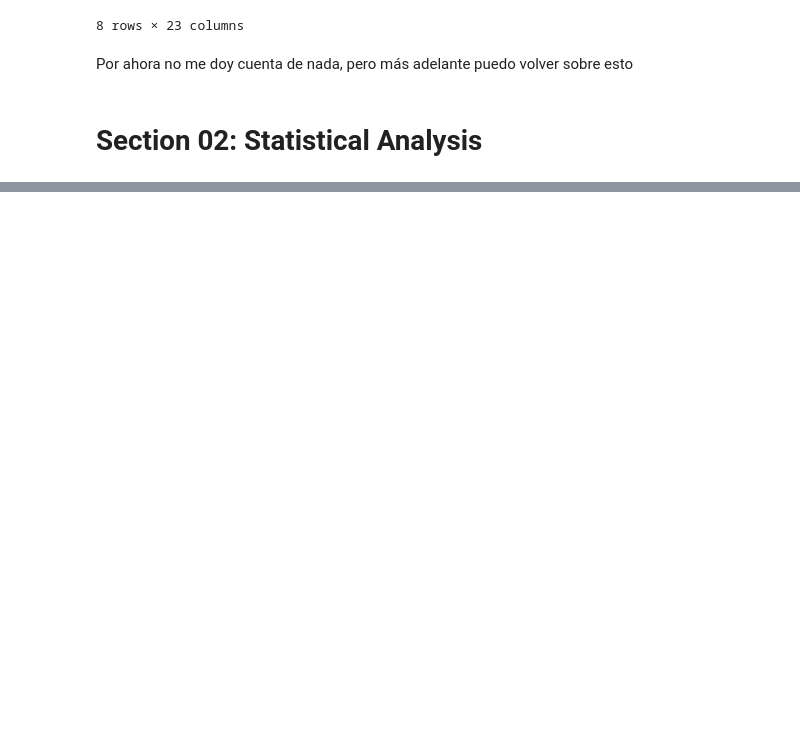
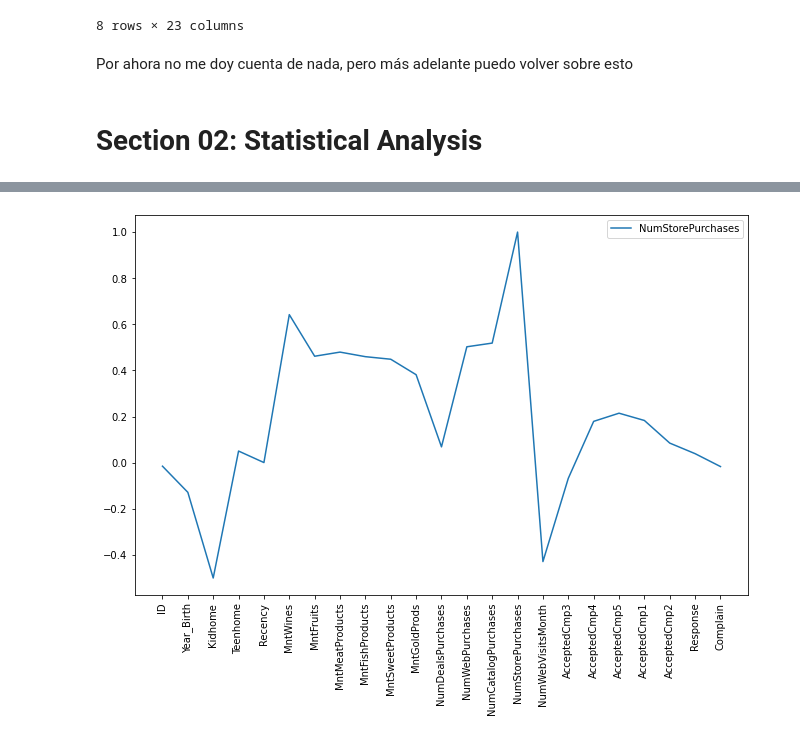
Before and after one commit to andres-troiano/Marketing-Analytics, a Jupyter notebook: Marketing Analytics Project.ipynb, the cells around one changed output, grey strips where cells are left out. Saved outputs shown, nothing was run; the diff lists cells and outputs as text; code cells hidden in the pictures; blank space fills up the shorter version.

```diff
--- a/Marketing Analytics Project.ipynb
+++ b/Marketing Analytics Project.ipynb
@@ -131,0 +154,7 @@ Por ahora no me doy cuenta de nada, pero más adelante puedo volver sobre esto
+# %%
+# Now we plot the correlation between "NumStorePurchases" and all the other variables
+fig, ax = plt.subplots(figsize=(11, 7))
+g = sns.lineplot(data=corr[['NumStorePurchases']], ax=ax)
+_ = plt.setp(g.get_xticklabels(), rotation=90)
+# %% [output]
+[figure, added]
```
Also changed, not shown: parts of 11 cells of this notebook.
